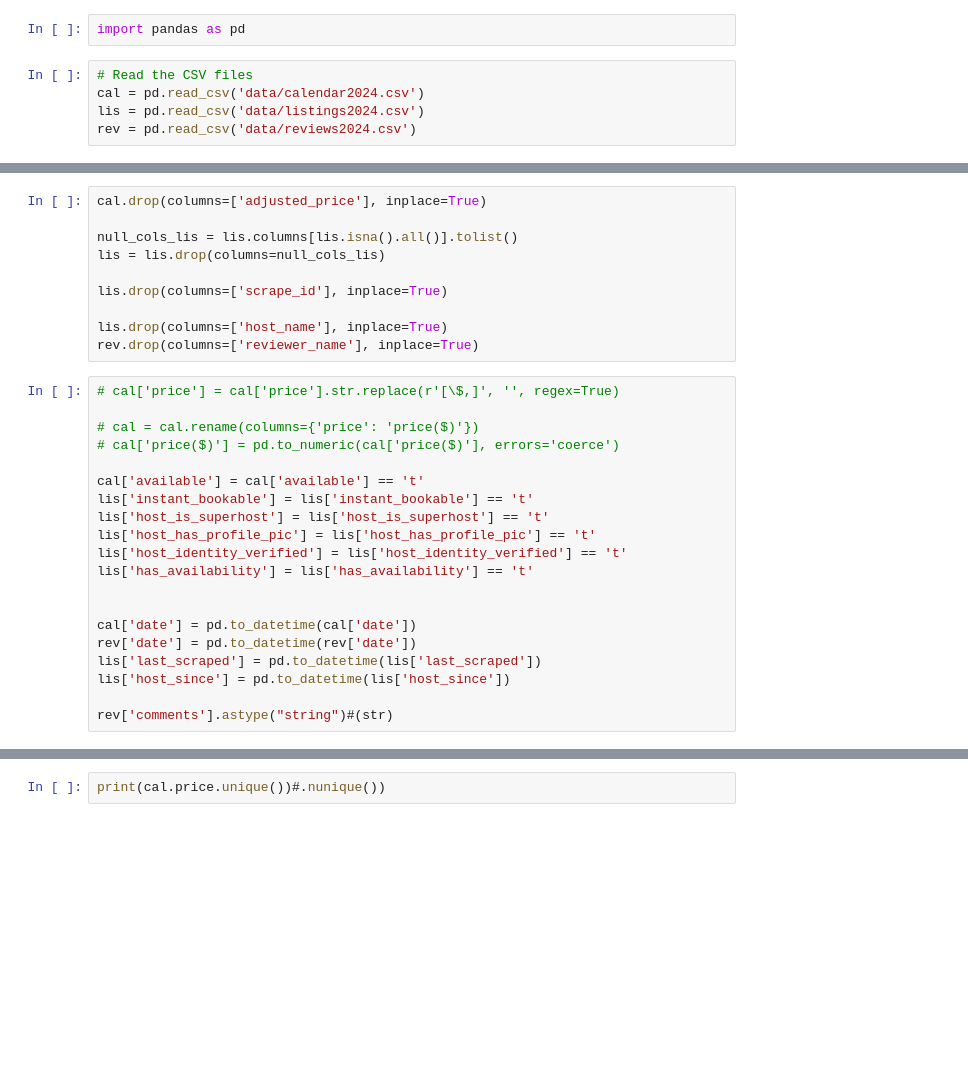
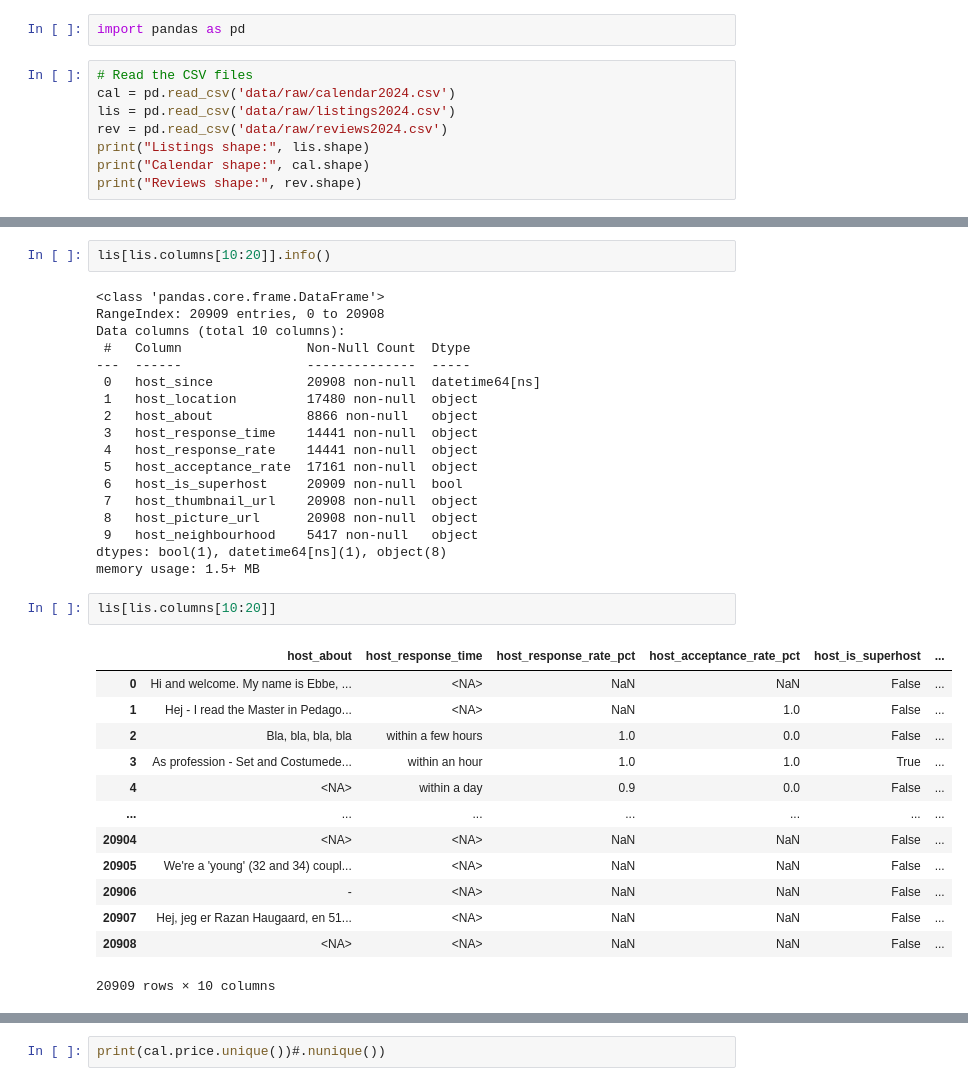
Before and after one commit to elto21ab/DMV, a Jupyter notebook: explore-ELIAS.ipynb, the cells around one changed output, grey strips where cells are left out. Drawn from its saved outputs; the diff is of its cells as text; blank space fills up the shorter version.

Commit message:
listings.csv done

```diff
--- a/explore-ELIAS.ipynb
+++ b/explore-ELIAS.ipynb
@@ -2,6 +2,9 @@
 import pandas as pd
 # %%
 # Read the CSV files
-cal = pd.read_csv('data/calendar2024.csv')
-lis = pd.read_csv('data/listings2024.csv')
-rev = pd.read_csv('data/reviews2024.csv')
+cal = pd.read_csv('data/raw/calendar2024.csv')
+lis = pd.read_csv('data/raw/listings2024.csv')
+rev = pd.read_csv('data/raw/reviews2024.csv')
+print("Listings shape:", lis.shape)
+print("Calendar shape:", cal.shape)
+print("Reviews shape:", rev.shape)
@@ -30,30 +37,0 @@ rev = pd.read_csv('data/reviews2024.csv')
-# %%
-cal.drop(columns=['adjusted_price'], inplace=True)
-
-null_cols_lis = lis.columns[lis.isna().all()].tolist()
-lis = lis.drop(columns=null_cols_lis)
-
-lis.drop(columns=['scrape_id'], inplace=True)
-
-lis.drop(columns=['host_name'], inplace=True)
-rev.drop(columns=['reviewer_name'], inplace=True)
-# %%
-# cal['price'] = cal['price'].str.replace(r'[\$,]', '', regex=True)
-
-# cal = cal.rename(columns={'price': 'price($)'})
-# cal['price($)'] = pd.to_numeric(cal['price($)'], errors='coerce')
-
-cal['available'] = cal['available'] == 't'
-lis['instant_bookable'] = lis['instant_bookable'] == 't'
-lis['host_is_superhost'] = lis['host_is_superhost'] == 't'
-lis['host_has_profile_pic'] = lis['host_has_profile_pic'] == 't'
-lis['host_identity_verified'] = lis['host_identity_verified'] == 't'
-lis['has_availability'] = lis['has_availability'] == 't'
-
-
-cal['date'] = pd.to_datetime(cal['date'])
-rev['date'] = pd.to_datetime(rev['date'])
-lis['last_scraped'] = pd.to_datetime(lis['last_scraped'])
-lis['host_since'] = pd.to_datetime(lis['host_since'])
-
-rev['comments'].astype("string")#(str)
@@ -104,0 +199,36 @@ Pandas dtype: string
+# %%
+lis[lis.columns[10:20]].info()
+# %% [output]
+<class 'pandas.core.frame.DataFrame'>
+RangeIndex: 20909 entries, 0 to 20908
+Data columns (total 10 columns):
+ #   Column                Non-Null Count  Dtype
+---  ------                --------------  -----
+ 0   host_since            20908 non-null  datetime64[ns]
+ 1   host_location         17480 non-null  object
+ 2   host_about            8866 non-null   object
+ 3   host_response_time    14441 non-null  object
+ 4   host_response_rate    14441 non-null  object
+ 5   host_acceptance_rate  17161 non-null  object
+ 6   host_is_superhost     20909 non-null  bool
+ 7   host_thumbnail_url    20908 non-null  object
+ 8   host_picture_url      20908 non-null  object
+ 9   host_neighbourhood    5417 non-null   object
+dtypes: bool(1), datetime64[ns](1), object(8)
+memory usage: 1.5+ MB
+# %%
+lis[lis.columns[10:20]]
+# %% [output]
+|  | host_about | host_response_time | host_response_rate_pct | host_acceptance_rate_pct | host_is_superhost | ... |
+| 0 | Hi and welcome. My name is Ebbe, ... | <NA> | NaN | NaN | False | ... |
+| 1 | Hej - I read the Master in Pedago... | <NA> | NaN | 1.0 | False | ... |
+| 2 | Bla, bla, bla, bla | within a few hours | 1.0 | 0.0 | False | ... |
+| 3 | As profession - Set and Costumede... | within an hour | 1.0 | 1.0 | True | ... |
+| 4 | <NA> | within a day | 0.9 | 0.0 | False | ... |
+| ... | ... | ... | ... | ... | ... | ... |
+| 20904 | <NA> | <NA> | NaN | NaN | False | ... |
+| 20905 | We're a 'young' (32 and 34) coupl... | <NA> | NaN | NaN | False | ... |
+| 20906 | - | <NA> | NaN | NaN | False | ... |
+| 20907 | Hej, jeg er Razan Haugaard, en 51... | <NA> | NaN | NaN | False | ... |
+| 20908 | <NA> | <NA> | NaN | NaN | False | ... |
+20909 rows × 10 columns
```
Also changed, not shown: parts of 23 cells of this notebook.
